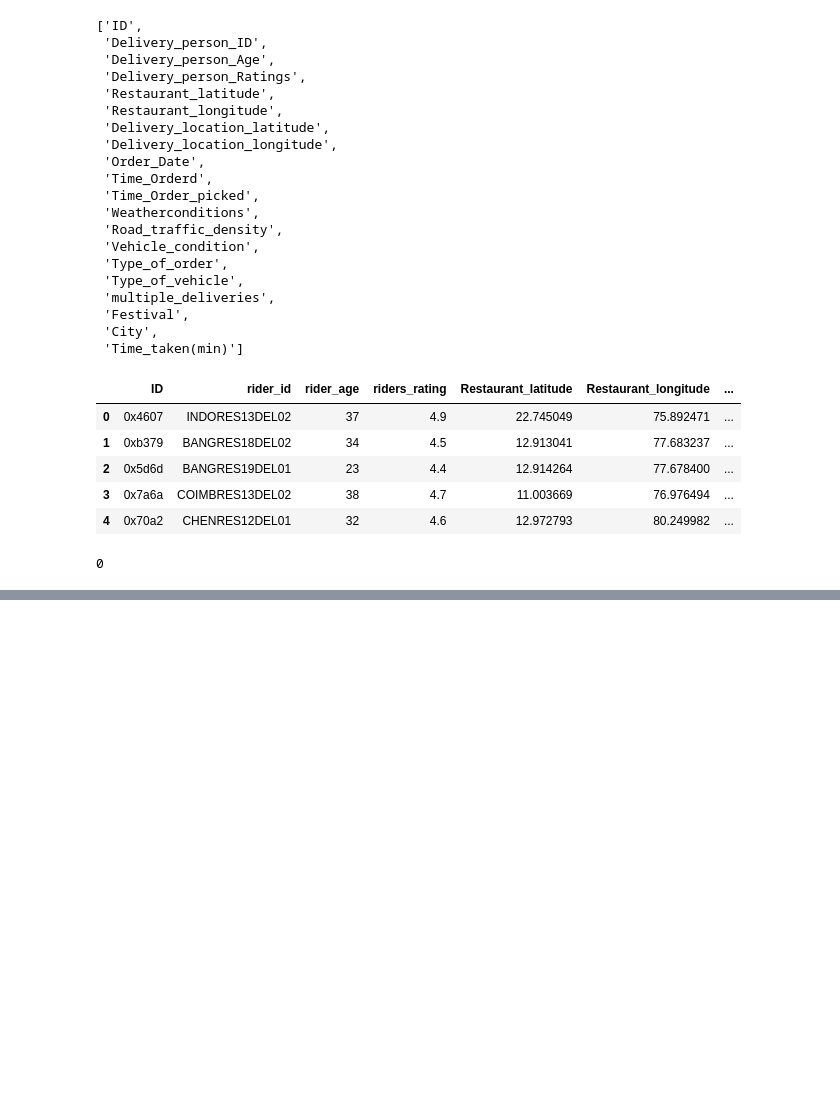
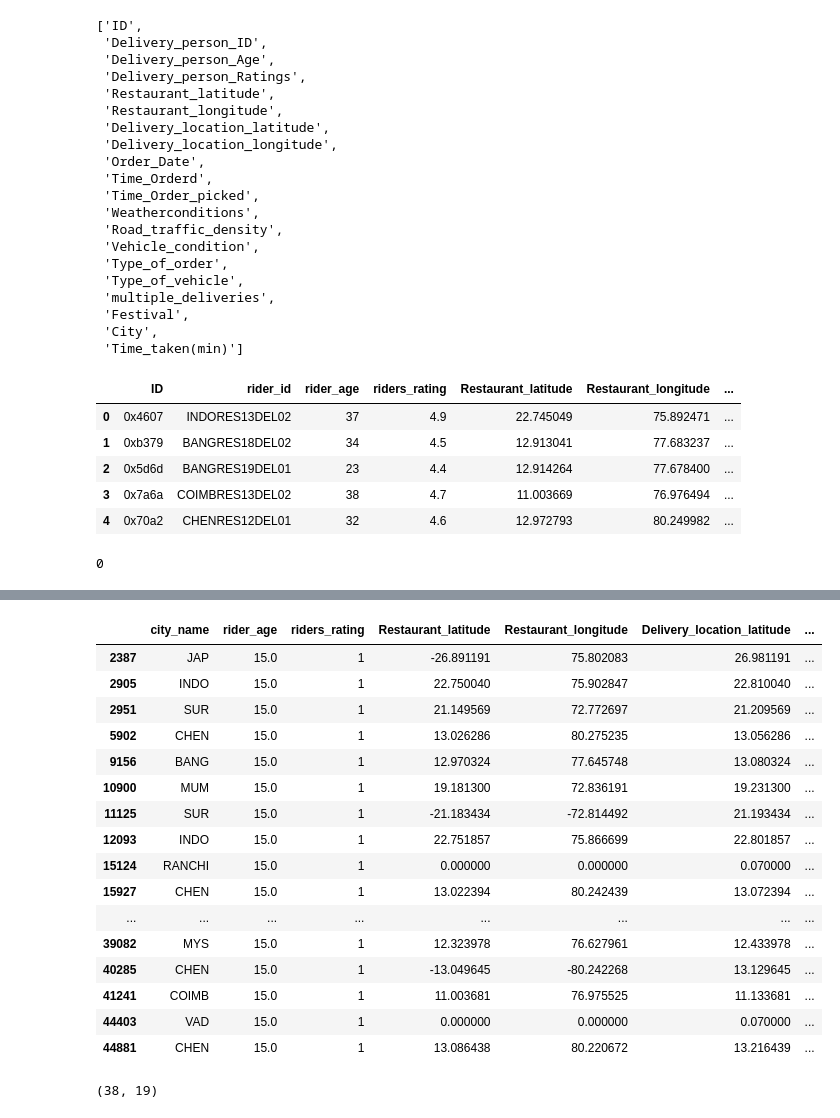
Before and after one commit to rabin20-04/delivery_time_prediction, a Jupyter notebook: delivery_t_pred.ipynb, the cells around one changed output, grey strips where cells are left out. Saved outputs shown, nothing was run; the diff lists cells and outputs as text; code cells hidden in the pictures; blank space fills up the shorter version.

```diff
--- a/delivery_t_pred.ipynb
+++ b/delivery_t_pred.ipynb
@@ -327,0 +359,24 @@ cleaned_df.sample()
+# %%
+cleaned_df[cleaned_df["rider_age"]<18]
+# %% [output]
+|  | city_name | rider_age | riders_rating | Restaurant_latitude | Restaurant_longitude | Delivery_location_latitude | ... |
+| 2387 | JAP | 15.0 | 1 | -26.891191 | 75.802083 | 26.981191 | ... |
+| 2905 | INDO | 15.0 | 1 | 22.750040 | 75.902847 | 22.810040 | ... |
+| 2951 | SUR | 15.0 | 1 | 21.149569 | 72.772697 | 21.209569 | ... |
+| 5902 | CHEN | 15.0 | 1 | 13.026286 | 80.275235 | 13.056286 | ... |
+| 9156 | BANG | 15.0 | 1 | 12.970324 | 77.645748 | 13.080324 | ... |
+| 10900 | MUM | 15.0 | 1 | 19.181300 | 72.836191 | 19.231300 | ... |
+| 11125 | SUR | 15.0 | 1 | -21.183434 | -72.814492 | 21.193434 | ... |
+| 12093 | INDO | 15.0 | 1 | 22.751857 | 75.866699 | 22.801857 | ... |
+| 15124 | RANCHI | 15.0 | 1 | 0.000000 | 0.000000 | 0.070000 | ... |
+| 15927 | CHEN | 15.0 | 1 | 13.022394 | 80.242439 | 13.072394 | ... |
+| ... | ... | ... | ... | ... | ... | ... | ... |
+| 39082 | MYS | 15.0 | 1 | 12.323978 | 76.627961 | 12.433978 | ... |
+| 40285 | CHEN | 15.0 | 1 | -13.049645 | -80.242268 | 13.129645 | ... |
+| 41241 | COIMB | 15.0 | 1 | 11.003681 | 76.975525 | 11.133681 | ... |
+| 44403 | VAD | 15.0 | 1 | 0.000000 | 0.000000 | 0.070000 | ... |
+| 44881 | CHEN | 15.0 | 1 | 13.086438 | 80.220672 | 13.216439 | ... |
+# %%
+cleaned_df[cleaned_df["rider_age"]<18].shape
+# %% [output]
+(38, 19)
```
Also changed, not shown: parts of 17 cells of this notebook.
